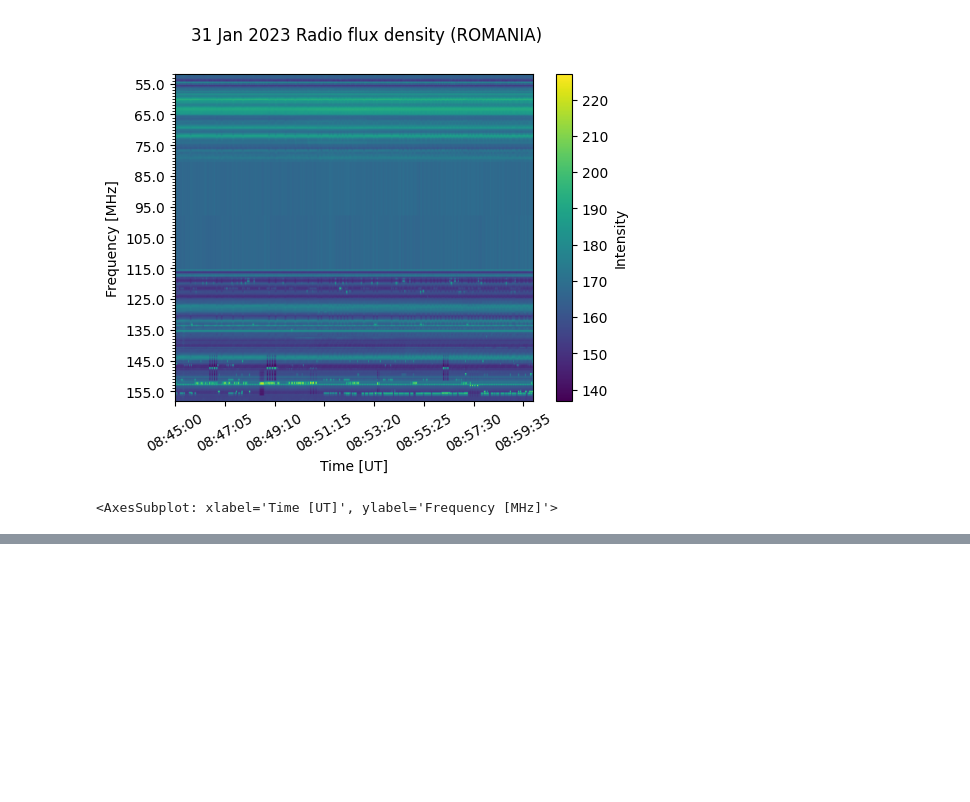
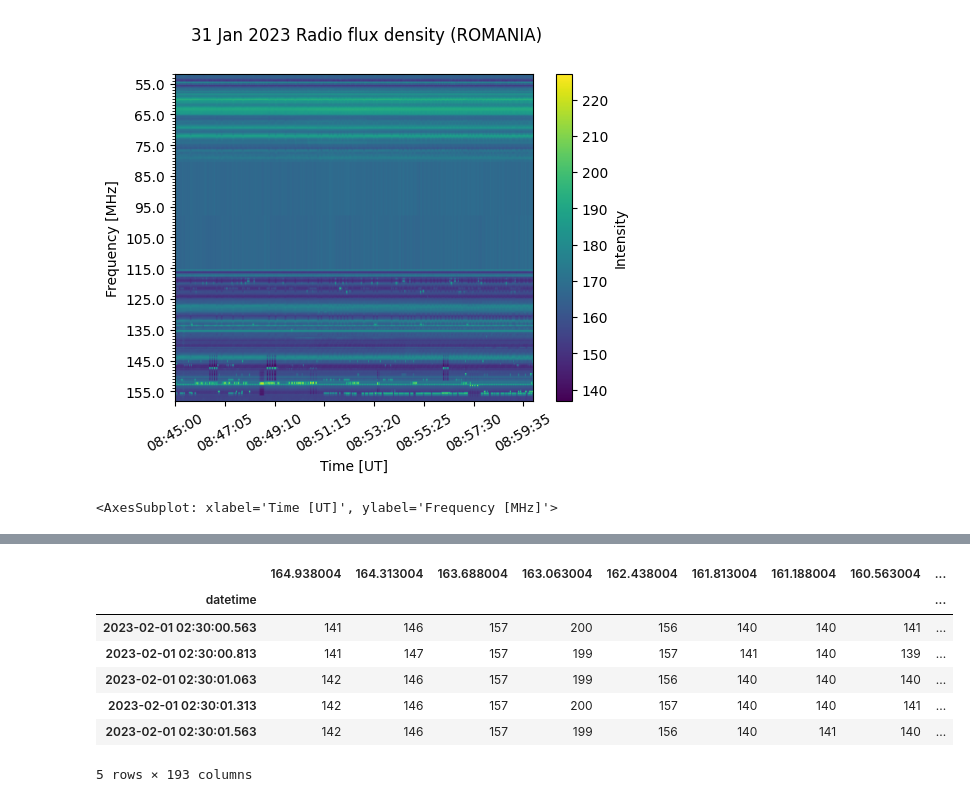
Before and after one commit to i4Ds/Radio-sunburst-labelcreation, a Jupyter notebook: database_creation.ipynb, the cells around one changed output, grey strips where cells are left out. Drawn from its saved outputs; the diff is of its cells as text; code cells hidden in the pictures; blank space fills up the shorter version.

```diff
--- a/database_creation.ipynb
+++ b/database_creation.ipynb
@@ -76,0 +212,12 @@ add_values_to_database(dict_paths)
+# %%
+df_spec = sql_result_to_df(data, columns, meta_data={'instrument': 'india_ooty_02'})
+df_spec.head()
+# %% [output]
+|  | 164.938004 | 164.313004 | 163.688004 | 163.063004 | 162.438004 | 161.813004 | 161.188004 | 160.563004 | ... |
+| datetime |  |  |  |  |  |  |  |  | ... |
+| 2023-02-01 02:30:00.563 | 141 | 146 | 157 | 200 | 156 | 140 | 140 | 141 | ... |
+| 2023-02-01 02:30:00.813 | 141 | 147 | 157 | 199 | 157 | 141 | 140 | 139 | ... |
+| 2023-02-01 02:30:01.063 | 142 | 146 | 157 | 199 | 156 | 140 | 140 | 140 | ... |
+| 2023-02-01 02:30:01.313 | 142 | 146 | 157 | 200 | 157 | 140 | 140 | 141 | ... |
+| 2023-02-01 02:30:01.563 | 142 | 146 | 157 | 199 | 156 | 140 | 141 | 140 | ... |
+5 rows × 193 columns
```
Also changed, not shown: parts of 14 cells of this notebook, 3 other files.
